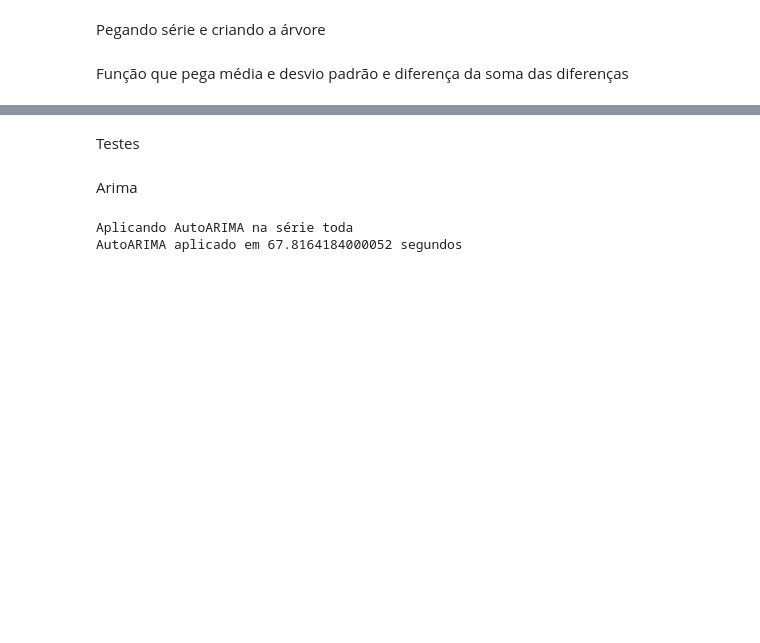
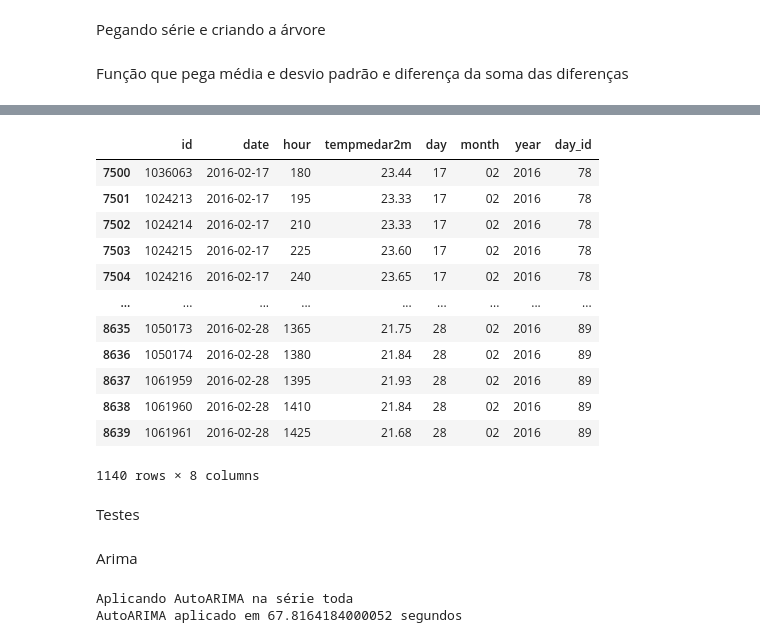
Before and after one commit to BobVitorBob/XTSTree, a Jupyter notebook: XTSTree.ipynb, the cells around one changed output, grey strips where cells are left out. Drawn from its saved outputs; the diff is of its cells as text; code cells hidden in the pictures; blank space fills up the shorter version.

```diff
--- a/XTSTree.ipynb
+++ b/XTSTree.ipynb
@@ -74,3 +81,19 @@ Splits achados em 0.33943200000794604:
+# %%
+series[7500:]
+# %% [output]
+|  | id | date | hour | tempmedar2m | day | month | year | day_id |
+| 7500 | 1036063 | 2016-02-17 | 180 | 23.44 | 17 | 02 | 2016 | 78 |
+| 7501 | 1024213 | 2016-02-17 | 195 | 23.33 | 17 | 02 | 2016 | 78 |
+| 7502 | 1024214 | 2016-02-17 | 210 | 23.33 | 17 | 02 | 2016 | 78 |
+| 7503 | 1024215 | 2016-02-17 | 225 | 23.60 | 17 | 02 | 2016 | 78 |
+| 7504 | 1024216 | 2016-02-17 | 240 | 23.65 | 17 | 02 | 2016 | 78 |
+| ... | ... | ... | ... | ... | ... | ... | ... | ... |
+| 8635 | 1050173 | 2016-02-28 | 1365 | 21.75 | 28 | 02 | 2016 | 89 |
+| 8636 | 1050174 | 2016-02-28 | 1380 | 21.84 | 28 | 02 | 2016 | 89 |
+| 8637 | 1061959 | 2016-02-28 | 1395 | 21.93 | 28 | 02 | 2016 | 89 |
+| 8638 | 1061960 | 2016-02-28 | 1410 | 21.84 | 28 | 02 | 2016 | 89 |
+| 8639 | 1061961 | 2016-02-28 | 1425 | 21.68 | 28 | 02 | 2016 | 89 |
+1140 rows × 8 columns
 # %% [markdown]
 Testes
 # %% [markdown]
```
Also changed, not shown: parts of 10 cells of this notebook.
